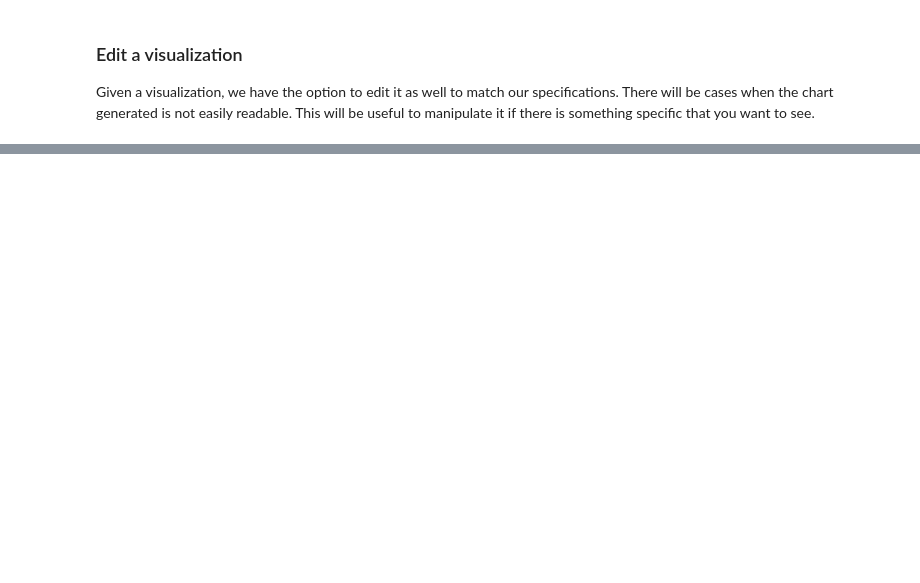
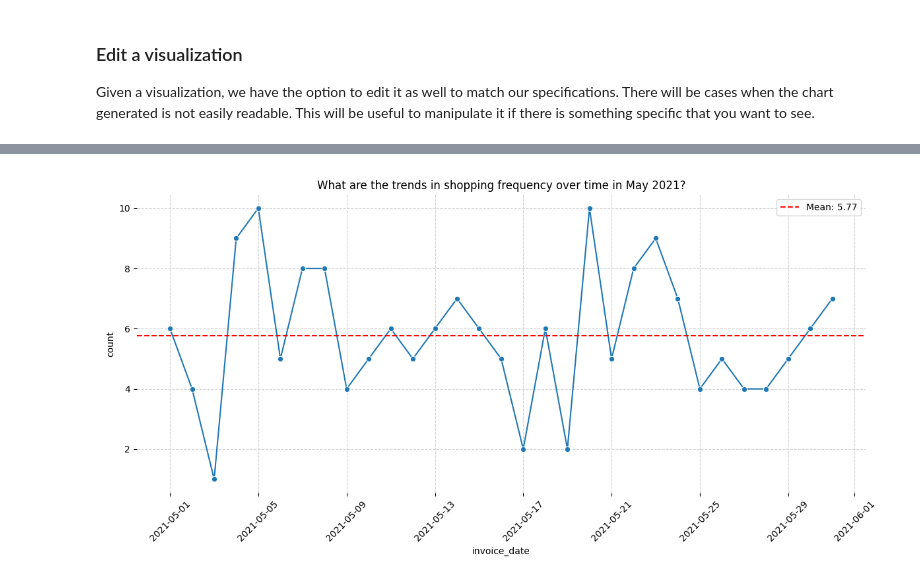
Before and after one commit to allainerain/insight-lab, a Jupyter notebook: notebooks/handbook/handbook.ipynb, the cells around one changed output, grey strips where cells are left out. Drawn from its saved outputs; the diff is of its cells as text; code cells hidden in the pictures; blank space fills up the shorter version.

```diff
--- a/notebooks/handbook/handbook.ipynb
+++ b/notebooks/handbook/handbook.ipynb
@@ -949,5 +450,0 @@ display(goals[13])
-# %%
-library = "seaborn"
-textgen_config = TextGenerationConfig(n=1, temperature=0.2, use_cache=True)
-goal13_charts = lida.visualize(summary=summary, goal=goals[13], textgen_config=textgen_config, library=library)
-goal13_charts[0]
@@ -988,6 +450,0 @@ The data indicates that while both groups prefer classic bikes, the distinct pre
-# %%
-textgen_config = TextGenerationConfig(n=1, temperature=0.5, presence_penalty=0.5, use_cache=False)
-goal0_insight6_goals = lida.goals(summary=summary, n=5, textgen_config=textgen_config, goal=personal_goals[0], prompts=goal0_prompts, insights=[goal0_insights[6]], answers=goal0_answers)
-
-for insight_goal in goal0_insight6_goals:
-    display(insight_goal)
@@ -1056,6 +450,0 @@ The overall pattern of ride counts suggests that casual riders may be more influ
-# %%
-textgen_config = TextGenerationConfig(n=1, temperature=0.5, presence_penalty=0.5, use_cache=False)
-goal15_insight8_goals = lida.goals(summary=summary, n=5, textgen_config=textgen_config, goal=personal_goals[15], prompts=goal15_prompts, insights=[goal15_insights[8]], answers=goal15_answers)
-
-for insight_goal in goal15_insight8_goals:
-    display(insight_goal)
@@ -1122,6 +450,0 @@ THE OUTPUT SHOULD ONLY USE THE JSON FORMAT ABOVE.
-# %%
-textgen_config = TextGenerationConfig(n=1, temperature=0.5, presence_penalty=0.5, use_cache=False)
-goal15_insight8_goals = lida.goals(summary=summary, n=5, textgen_config=textgen_config, goal=personal_goals[15], prompts=goal15_prompts, insights=[goal15_insights[8], goal5_insights[1]], answers=goal15_answers)
-
-for insight_goal in goal15_insight8_goals:
-    display(insight_goal)
@@ -1185,0 +451,7 @@ THE OUTPUT SHOULD ONLY USE THE JSON FORMAT ABOVE.
+# %%
+goal_charts2_code = goal_charts2[0].code
+instructions = ["focus on May 2021"]
+edited_charts = lida.edit(code=goal_charts2_code,  summary=summary, instructions=instructions, textgen_config=textgen_config)
+edited_charts[0]
+# %% [output]
+[figure, added]
```
Also changed, not shown: parts of 85 cells of this notebook, 1 other file.
